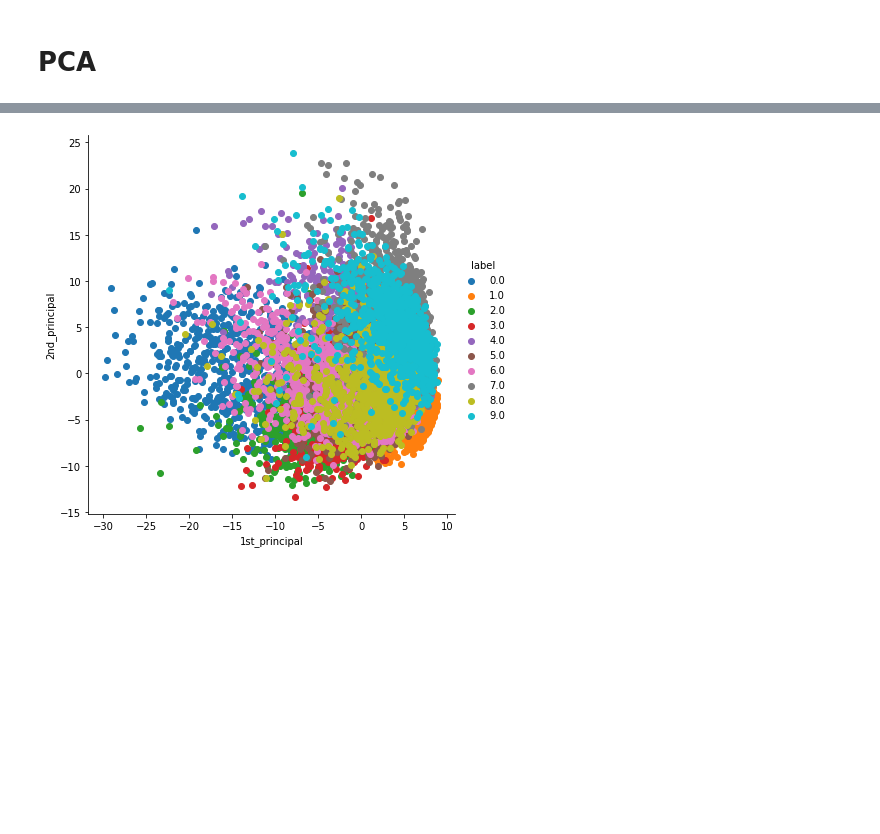
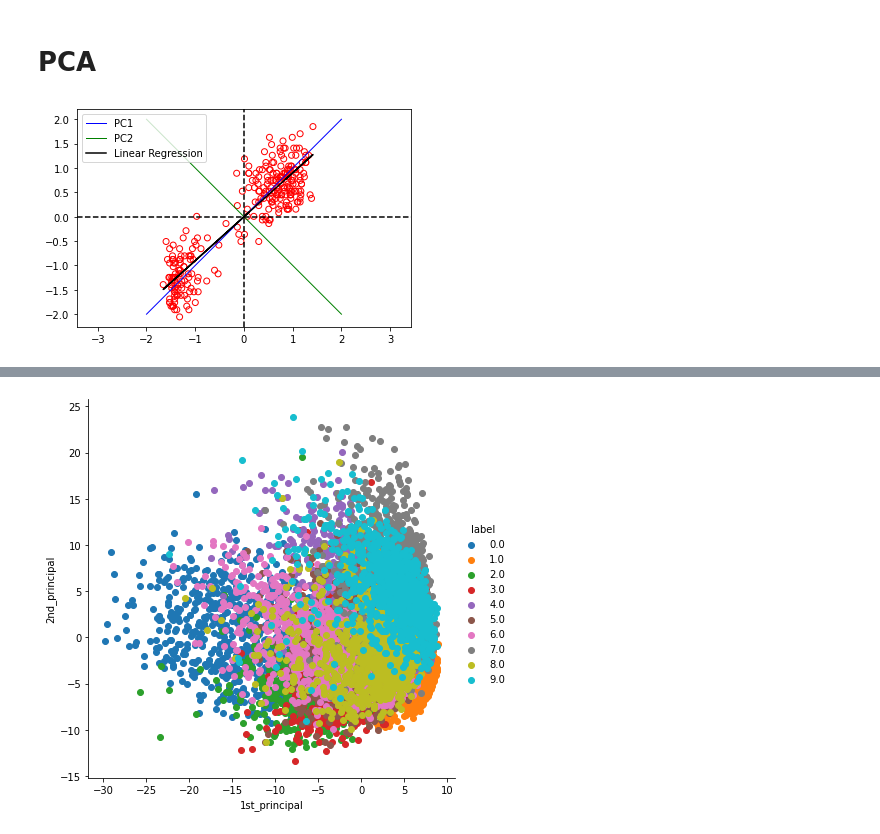
Before and after one commit to msarrias/unsupervised-learning-algorithms, a Jupyter notebook: test-cases.ipynb, the cells around one changed output, grey strips where cells are left out. Drawn from its saved outputs; the diff is of its cells as text; code cells hidden in the pictures; blank space fills up the shorter version.

Commit message:
more experiments with pca

```diff
--- a/test-cases.ipynb
+++ b/test-cases.ipynb
@@ -42,3 +58,30 @@ plt.show()
 # PCA
 # %%
 from pca import pca
+# %%
+#Experiments with old_faithful dataset
+pca_old_faithful = pca(M=2)
+pca_old_faithful.fit_pca(standardized_old_faithful)
+slope_old_faithful = pca_old_faithful.eigenVectors[1]/pca_old_faithful.eigenVectors[0]
+# %%
+# We want y = mx + b => write y = Ap, st A = [[x , 1]] and p = [[m], [c]] => solve for p
+A = np.vstack([standardized_old_faithful[:,0], np.ones(len(standardized_old_faithful[:,0]))]).T
+slope_, intercept_ = linalg.lstsq(A, standardized_old_faithful[:,1], rcond=None)[0]
+# %%
+plt.scatter(standardized_old_faithful[:,0], standardized_old_faithful[:,1],
+            facecolors='none',edgecolors='r')
+x = np.array([-2,2])
+plt.plot(x,slope_old_faithful[0]*x, lw=1, c="blue",label="PC1")
+plt.plot(x,slope_old_faithful[1]*x ,lw=1, c="green",label="PC2")
+plt.axhline(y=0, xmin=0.0, xmax=1.0, linestyle='--', color='black')
+plt.axvline(x=0, ymin=0.0, ymax=1.0, linestyle='--', color='black')
+plt.plot(standardized_old_faithful[:,0],
+         slope_* standardized_old_faithful[:,0] + intercept_,
+         c="black", label = "Linear Regression")
+plt.xlim(-2.3,2.3)
+plt.ylim(-2.3,2.3)
+plt.axis('equal')
+plt.legend()
+plt.show()
+# %% [output]
+[figure, added]
```
Also changed, not shown: parts of 18 cells of this notebook, 1 other file.
